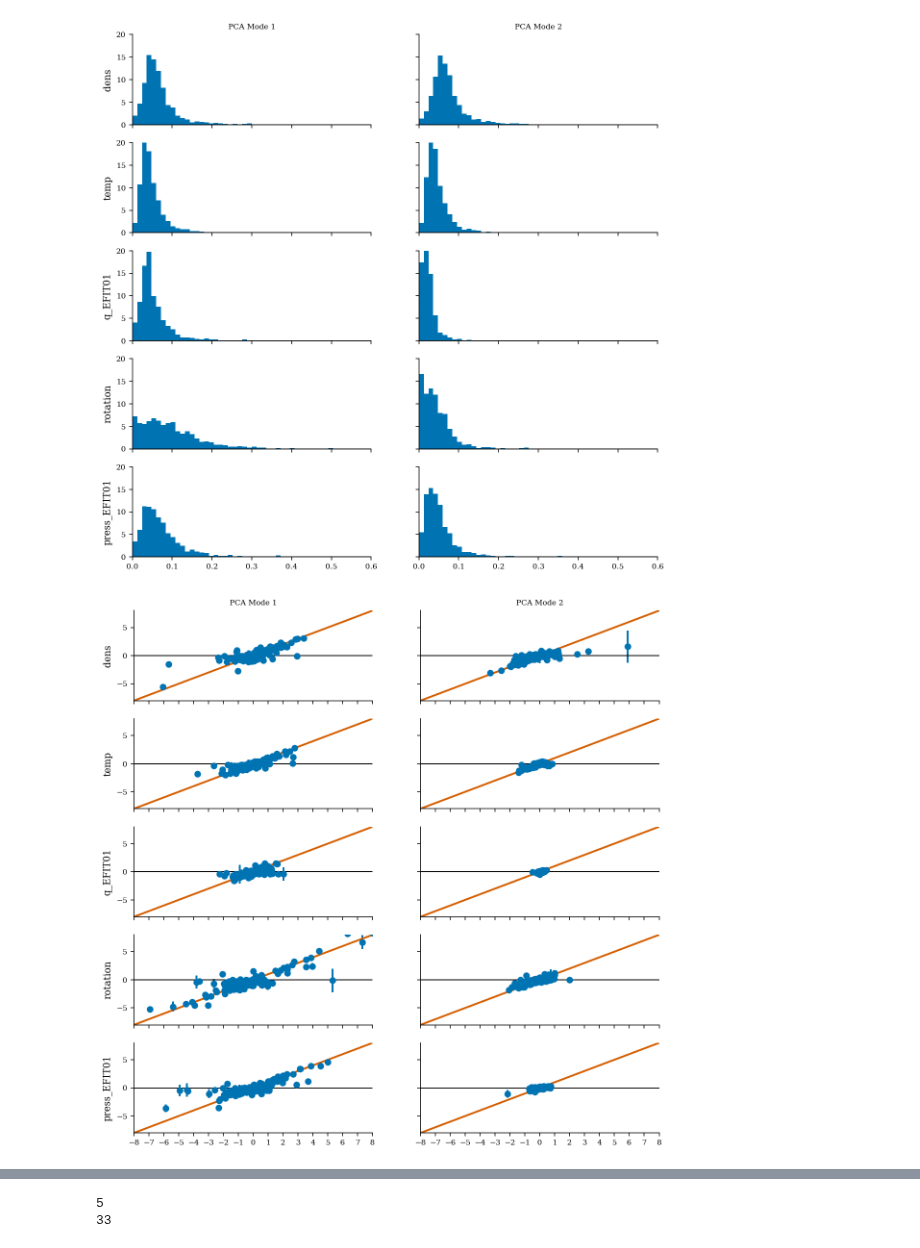
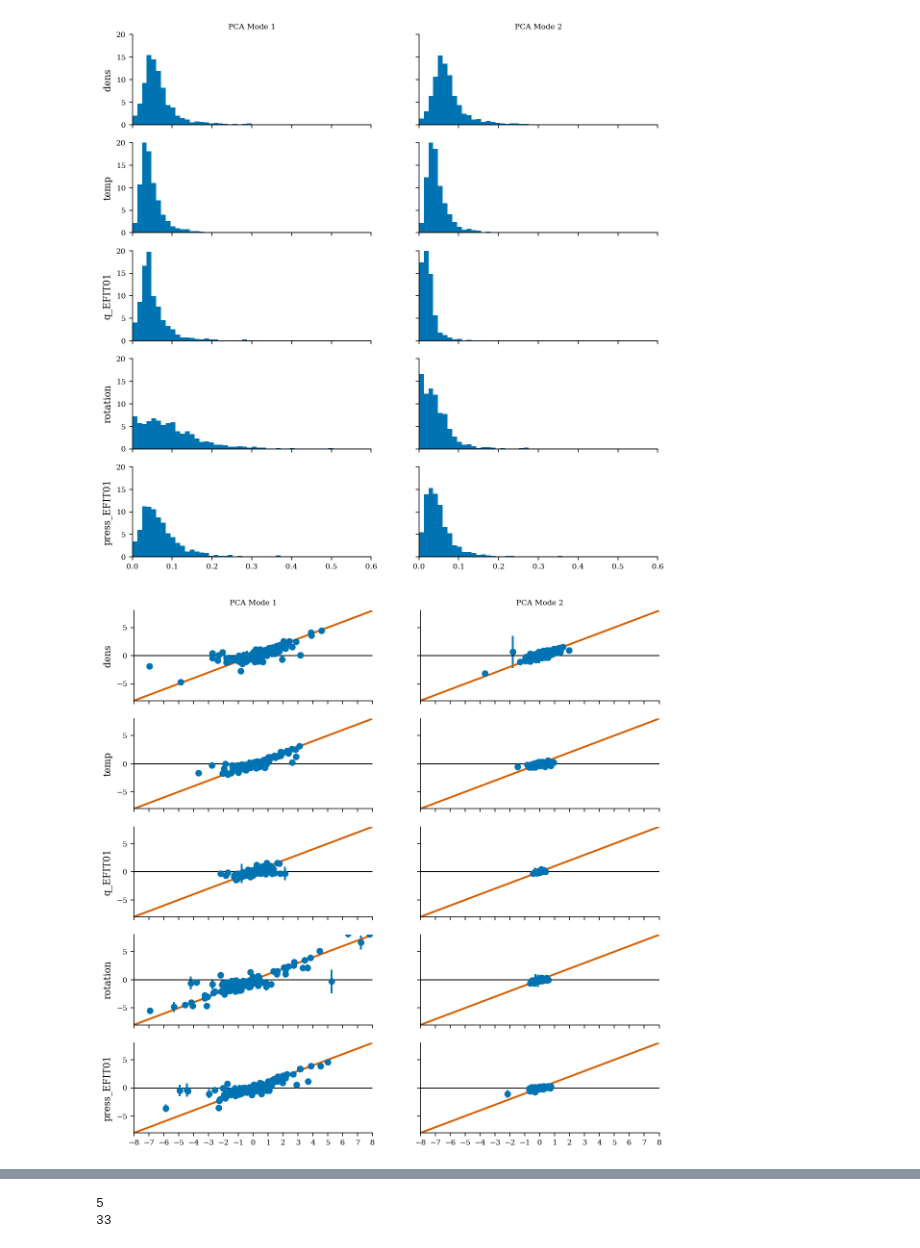
Before and after one commit to PlasmaControl/plasma-profile-predictor, a Jupyter notebook: notebooks/laura_graphs.ipynb, the cells around one changed output, grey strips where cells are left out. Cells and saved outputs as stored; diff of their text form; code cells hidden in the pictures.

```diff
--- a/notebooks/laura_graphs.ipynb
+++ b/notebooks/laura_graphs.ipynb
@@ -922,33 +922,33 @@ for i,profile in enumerate(profiles):
 #     base_means = [sum(row[i] for row in base) for i in range(len(base[0]))]
 #     base_means = [i / 1513 for i in base_means]
 #     pred_means = [sum(row[i] for row in pred) for i in range(len(pred[0]))]
 #     pred_means = [i / 1513 for i in pred_means]
-    num2 = comps_train['press_EFIT01'].transform(base)#+(base_means @ comps['press_EFIT01'].components_.T)
-    num3 = comps_train['press_EFIT01'].transform(pred)#+(pred_means @ comps['press_EFIT01'].components_.T)
+    num2 = comps_train[profile].transform(base)#+(base_means @ comps['press_EFIT01'].components_.T)
+    num3 = comps_train[profile].transform(pred)#+(pred_means @ comps['press_EFIT01'].components_.T)
     for j in range(ncols):
         x_eb = []
         y_eb = []
         bar = []
         for k in range(1513):
             if k%5 == 0:
                 x_eb.append(num2[:,j][k])
                 y_eb.append(num3[:,j][k])
                 bar.append(sigma_pca[i][:,j][k])
         errbar = [2*element for element in bar]
         ax= axes[i,j]
         ax.errorbar(x_eb,y_eb,yerr=errbar,fmt='o')
         ax.plot([-8,8], [-8, 8])
         #ax.text(0.4,0.3,'$\hat{\sigma}^2$' + ' = {:.3f}'.format(pca_og.explained_variance_ratio_[j]),fontsize=labelsize)
         if j==0:
             ax.set_ylabel(labels[i], size=labelsize)
         if i==0:
             ax.set_title('PCA Mode {}'.format(j+1), size=8)
         #ax.set_xlabel('$\psi$',size=8)
         ax.set_ylim(-8,8)
         ax.tick_params(axis='both', which='major', labelsize=ticksize)
         ax.set_xticks([-8,-7,-6,-5,-4,-3,-2,-1,0,1,2,3,4,5,6,7,8])
         ax.set_xlim(-8,8)
 
         ax.axhline(0,c='k',lw=1)
 # %% [output]
-[figure, old version]
+[figure, new version]
```
Also changed, not shown: parts of 1 cell of this notebook.
